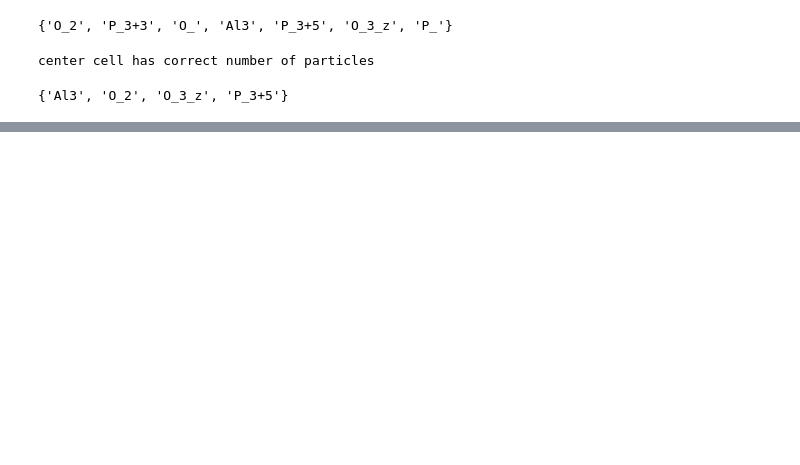
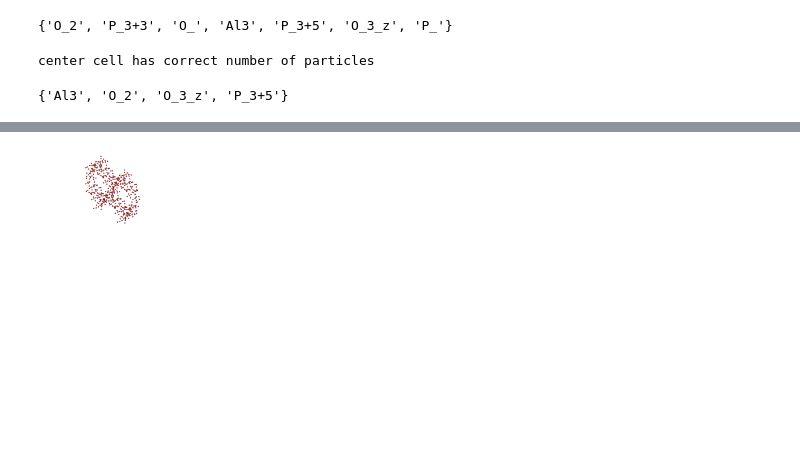
Before and after one commit to jennyfothergill/cassandra_example, a Jupyter notebook: Song_zeolite_uff.ipynb, the cells around one changed output, grey strips where cells are left out. Drawn from its saved outputs; the diff is of its cells as text; code cells hidden in the pictures; blank space fills up the shorter version.

Commit message:
ex_render now defaults to cpk colors--should make it able to take in a color dict. song example ACTUALLY RUNS! correctly? who knows.

```diff
--- a/Song_zeolite_uff.ipynb
+++ b/Song_zeolite_uff.ipynb
@@ -477,0 +390,6 @@ display_movie(render_sphere_frame, traj, "traj.gif")
+# %%
+# slow!
+xyzfile = "song_results/gcmc.out.xyz"
+boxfile = "song_results/gcmc.out.H"
+traj = erc.make_traj(xyzfile, boxfile)
+erc.display_movie(erc.render_sphere_frame, traj, "song.gif")
@@ -477,0 +398,4 @@ display_movie(render_sphere_frame, traj, "traj.gif")
+# %%
+erc.render_sphere_frame(traj[0])
+# %% [output]
+[figure, added]
```
Also changed, not shown: parts of 19 cells of this notebook, 1 other file.
